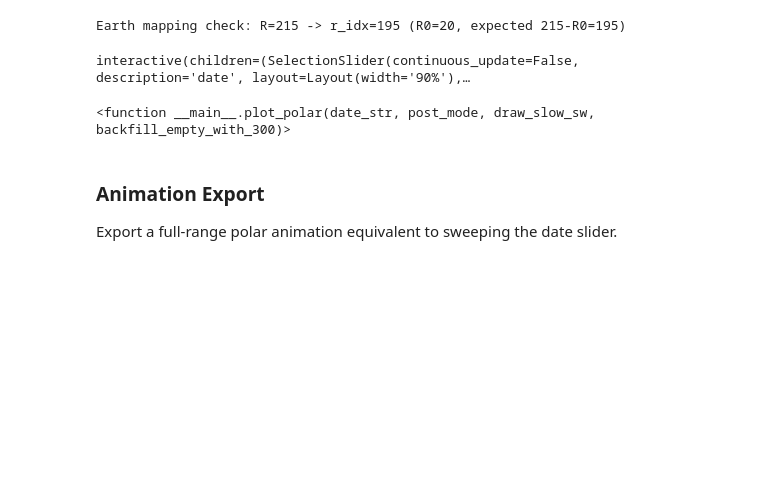
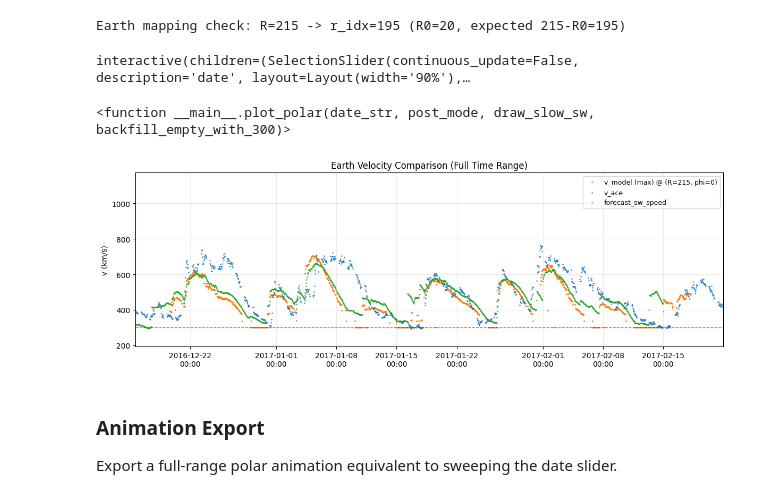
Before and after one commit to oscu0/helio-n, a Jupyter notebook: SW.ipynb, the cells around one changed output. Cells and saved outputs as stored; diff of their text form; code cells hidden in the pictures; blank space fills up the shorter version.

```diff
--- a/SW.ipynb
+++ b/SW.ipynb
@@ -151,11 +203,8 @@ omega * 3600
 # %% [output]
 0.5555555555555556
 # %%
-phi_step = 3600 * omega  # ~0.5556 deg for 27-day CR
-time_step_hours = 1.0
-time_step_minutes = 60
-time_freq = "60min"
+phi_step = (phi_step_minutes / 60.0) * 3600.0 * omega
 
-print("phi_step_used (deg):", phi_step)
-print("time_step_used (h):", time_step_hours, "| freq:", time_freq)
+print("phi_step_used (deg):", phi_step, "| from phi_step_minutes:", phi_step_minutes)
+print("time_step_used (h):", time_step_hours, "| freq:", time_freq, "| superresolution:", superresolution_enabled)
 # %% [output]
@@ -575,7 +590,7 @@ plt.show()
 # compute global v min/max for default processed grid (raw max mode)
 vmin, vmax = post_vlims_raw["max"]
 
-ace_path = Path("Data/ace_at_earth_1h.parquet")
+ace_path = Path("Data/ACE At Earth 1h.parquet")
 df_ace_earth = pd.read_parquet(ace_path).copy()
 if not isinstance(df_ace_earth.index, pd.DatetimeIndex):
     df_ace_earth.index = pd.to_datetime(df_ace_earth.index)
@@ -583,6 +598,13 @@ if "speed" in df_ace_earth.columns:
     df_ace_earth = df_ace_earth.rename(columns={"speed": "v_ace"})
 df_ace_earth = df_ace_earth[["v_ace"]].sort_index()
 
+df_forecast_earth = pd.DataFrame(index=pd.to_datetime(df_sdo_sw_test["dt"]))
+if "forecast_sw_speed" in df_sdo_sw_test.columns:
+    df_forecast_earth["forecast_sw_speed"] = pd.to_numeric(df_sdo_sw_test["forecast_sw_speed"], errors="coerce").to_numpy()
+elif "sw_speed_1" in df_sdo_sw_test.columns:
+    df_forecast_earth["forecast_sw_speed"] = pd.to_numeric(df_sdo_sw_test["sw_speed_1"], errors="coerce").to_numpy()
+df_forecast_earth = df_forecast_earth.sort_index()
+
 print("ACE rows:", len(df_ace_earth), "range:", df_ace_earth.index.min(), "->", df_ace_earth.index.max())
 vmin, vmax
 # %% [output]
@@ -706,6 +905,35 @@ interact(
 Earth mapping check: R=215 -> r_idx=195 (R0=20, expected 215-R0=195)
 interactive(children=(SelectionSlider(continuous_update=False, description='date', layout=Layout(width='90%'),…
 <function __main__.plot_polar(date_str, post_mode, draw_slow_sw, backfill_empty_with_300)>
+# %%
+# Full-range Earth velocity comparison before animation export
+full_range_post_mode = "max"
+ensure_post_mode(full_range_post_mode)
+
+model_full = pd.Series(
+    post_fields_raw[full_range_post_mode][:, phi0_idx, r215_idx],
+    index=time_axis,
+    name=f"v_model_{full_range_post_mode}",
+)
+# model_full = model_full.loc[model_full.values > 300]
+
+fig, ax = plt.subplots(figsize=(12.0, 4.2))
+ax.scatter(model_full.index, model_full.values, color="tab:orange", linewidth=1.3, label=f"v_model ({full_range_post_mode}) @ (R=215, phi=0)", s=0.7)
+ax.scatter(df_ace_earth.index, df_ace_earth["v_ace"].values, color="tab:blue", linewidth=1.0, alpha=0.9, label="v_ace", s=0.7)
+if "df_forecast_earth" in globals() and "forecast_sw_speed" in df_forecast_earth.columns:
+    ax.scatter(df_forecast_earth.index, df_forecast_earth["forecast_sw_speed"].values, color="tab:green", linewidth=1.0, alpha=0.9, label="forecast_sw_speed", s=0.7)
+ax.set_xlim(time_axis.min(), time_axis.max())
+ax.set_ylabel("v (km/s)")
+ax.set_title("Earth Velocity Comparison (Full Time Range)")
+ax.grid(alpha=0.25)
+ax.xaxis.set_major_locator(mdates.AutoDateLocator())
+ax.xaxis.set_major_formatter(mdates.DateFormatter("%Y-%m-%d\n%H:%M"))
+ax.legend(loc="upper right", fontsize=9)
+ax.hlines(slow_sw_speed, color="red", linestyle="--", linewidth=1.0, alpha=0.7, label="slow SW speed", xmin=time_axis.min(), xmax=time_axis.max())
+plt.tight_layout()
+plt.show()
+# %% [output]
+[figure, added]
 # %% [markdown]
 ### Animation Export
 
```
Also changed, not shown: parts of 31 cells of this notebook.
